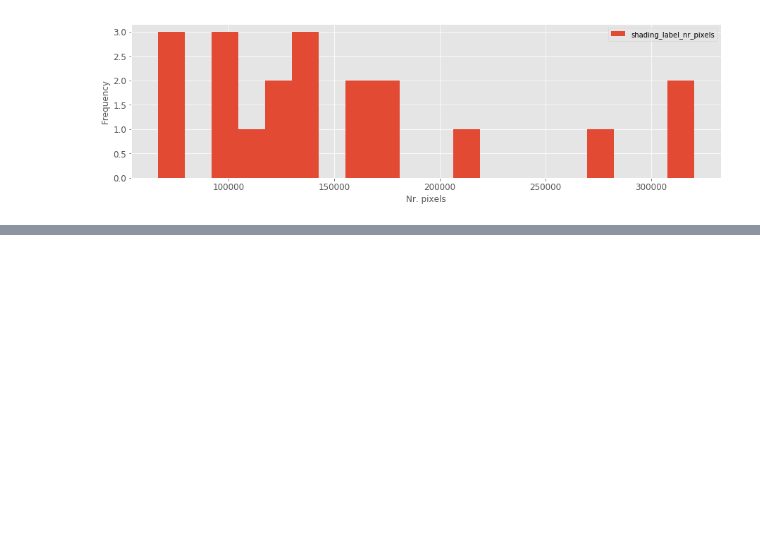
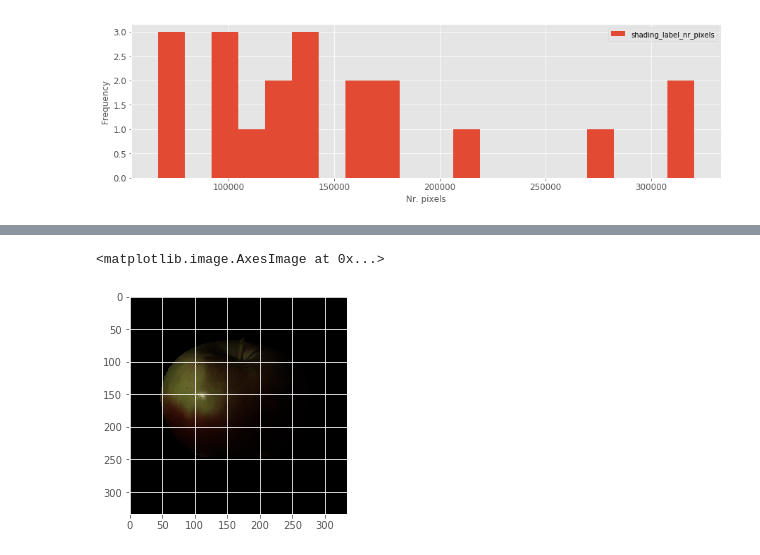
Before and after one commit to phthaloc/intrinsic_image_decomposition, a Jupyter notebook: data_analysis.ipynb, the cells around one changed output, grey strips where cells are left out. Cells and saved outputs as stored; diff of their text form; code cells hidden in the pictures; blank space fills up the shorter version.

```diff
--- a/data_analysis.ipynb
+++ b/data_analysis.ipynb
@@ -176,0 +202,9 @@ plot_stats(df=df_mit_analysis, prefix='shading_label_')
+# %%
+img_mit = plt.imread(df_mit.loc[0, 'image_path'])
+albedo_mit = plt.imread(df_mit.loc[0, 'albedo_label_path'])
+shading_mit = plt.imread(df_mit.loc[0, 'shading_label_path'])
+# %%
+plt.imshow(img_mit)
+# %% [output]
+<matplotlib.image.AxesImage at 0x...>
+[figure, added]
```
Also changed, not shown: parts of 18 cells of this notebook.
